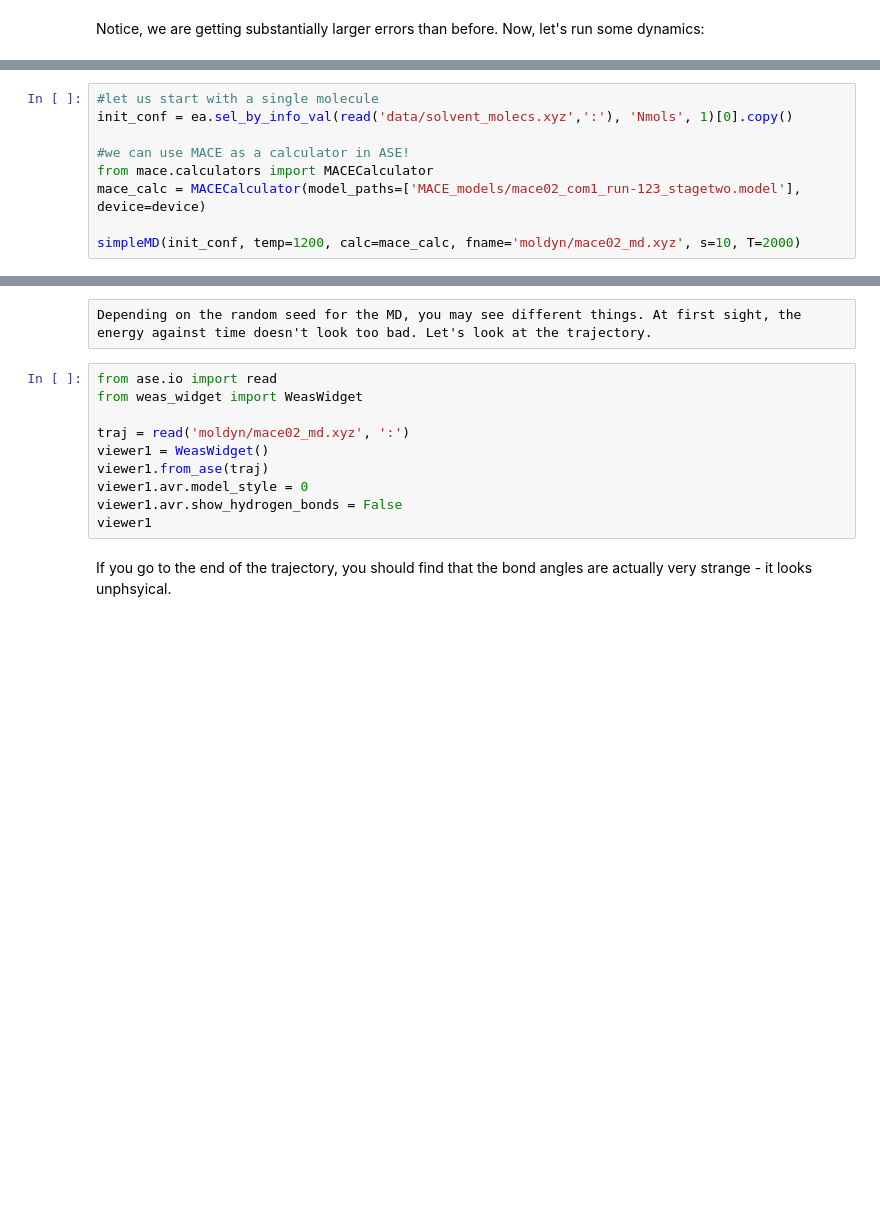
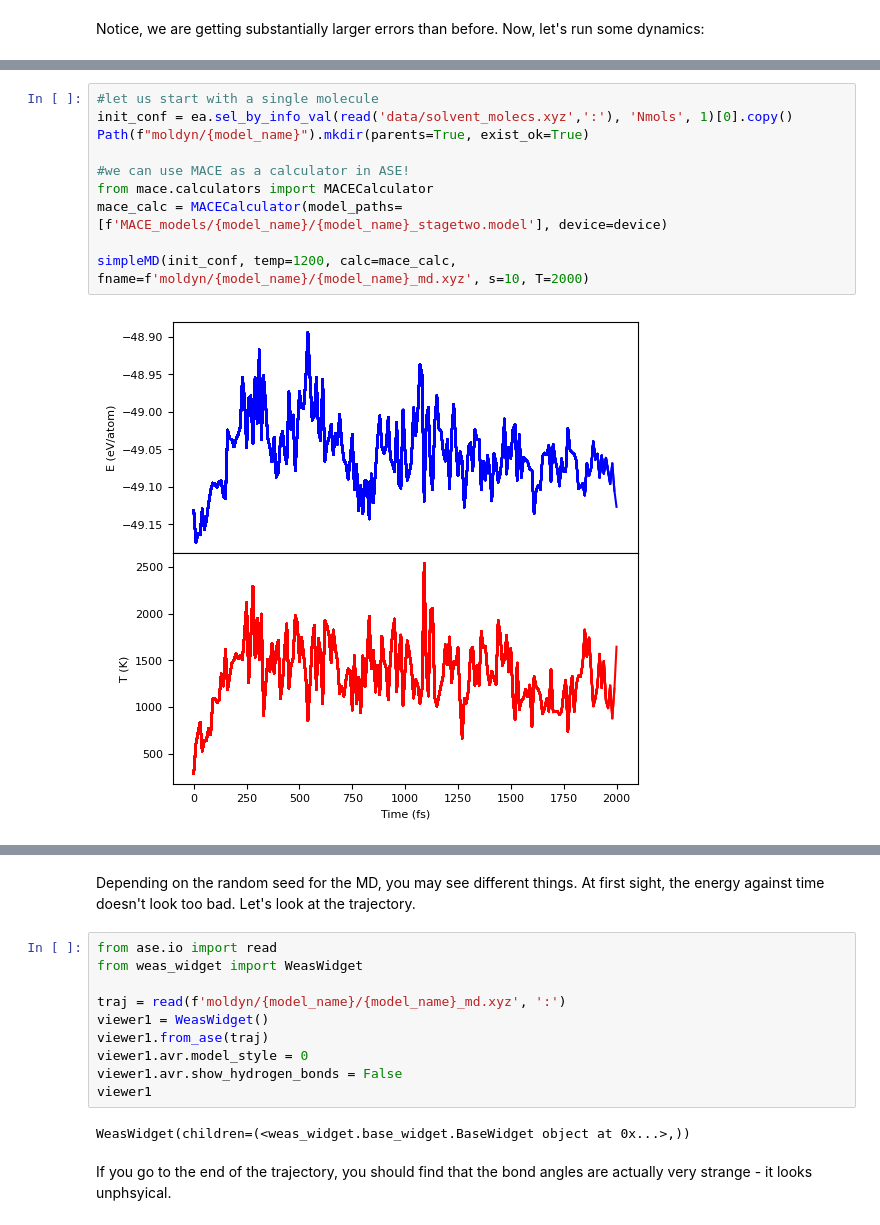
Before and after one commit to IsaacParker30/ccp5, a Jupyter notebook: T02_MACE_Practice_II.ipynb, the cells around one changed output, grey strips where cells are left out. Cells and saved outputs as stored; diff of their text form; blank space fills up the shorter version.

Commit message:
reformatted how models are saved

```diff
--- a/T02_MACE_Practice_II.ipynb
+++ b/T02_MACE_Practice_II.ipynb
@@ -281,9 +308,12 @@ def simpleMD(init_conf, temp, calc, fname, s, T):
 # %%
 #let us start with a single molecule
 init_conf = ea.sel_by_info_val(read('data/solvent_molecs.xyz',':'), 'Nmols', 1)[0].copy()
+Path(f"moldyn/{model_name}").mkdir(parents=True, exist_ok=True)
 
 #we can use MACE as a calculator in ASE!
 from mace.calculators import MACECalculator
-mace_calc = MACECalculator(model_paths=['MACE_models/mace02_com1_run-123_stagetwo.model'], device=device)
+mace_calc = MACECalculator(model_paths=[f'MACE_models/{model_name}/{model_name}_stagetwo.model'], device=device)
 
-simpleMD(init_conf, temp=1200, calc=mace_calc, fname='moldyn/mace02_md.xyz', s=10, T=2000)
+simpleMD(init_conf, temp=1200, calc=mace_calc, fname=f'moldyn/{model_name}/{model_name}_md.xyz', s=10, T=2000)
+# %% [output]
+[figure, added]
@@ -290,15 +322,17 @@ simpleMD(init_conf, temp=1200, calc=mace_calc, fname='moldyn/mace02_md.xyz', s=1
-# %% [raw]
-Depending on the random seed for the MD, you may see different things. At first sight, the energy against time doesn't look too bad. Let's look at the trajectory.
+# %% [markdown]
+Depending on the random seed for the MD, you may see different things. At first sight, the energy against time doesn't look too bad. Let's look at the trajectory.
 # %%
 from ase.io import read
 from weas_widget import WeasWidget
 
-traj = read('moldyn/mace02_md.xyz', ':')
+traj = read(f'moldyn/{model_name}/{model_name}_md.xyz', ':')
 viewer1 = WeasWidget()
 viewer1.from_ase(traj)
 viewer1.avr.model_style = 0
 viewer1.avr.show_hydrogen_bonds = False
 viewer1
+# %% [output]
+WeasWidget(children=(<weas_widget.base_widget.BaseWidget object at 0x...>,))
 # %% [markdown]
 If you go to the end of the trajectory, you should find that the bond angles are actually very strange - it looks unphsyical.
 # %% [markdown]
```
Also changed, not shown: parts of 28 cells of this notebook, 2 other files.
